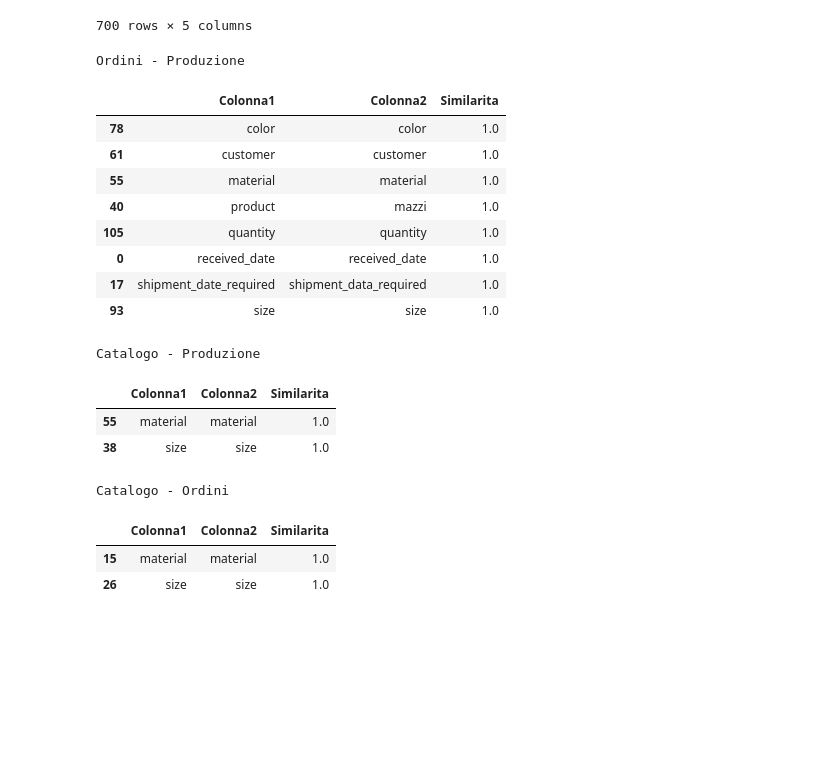
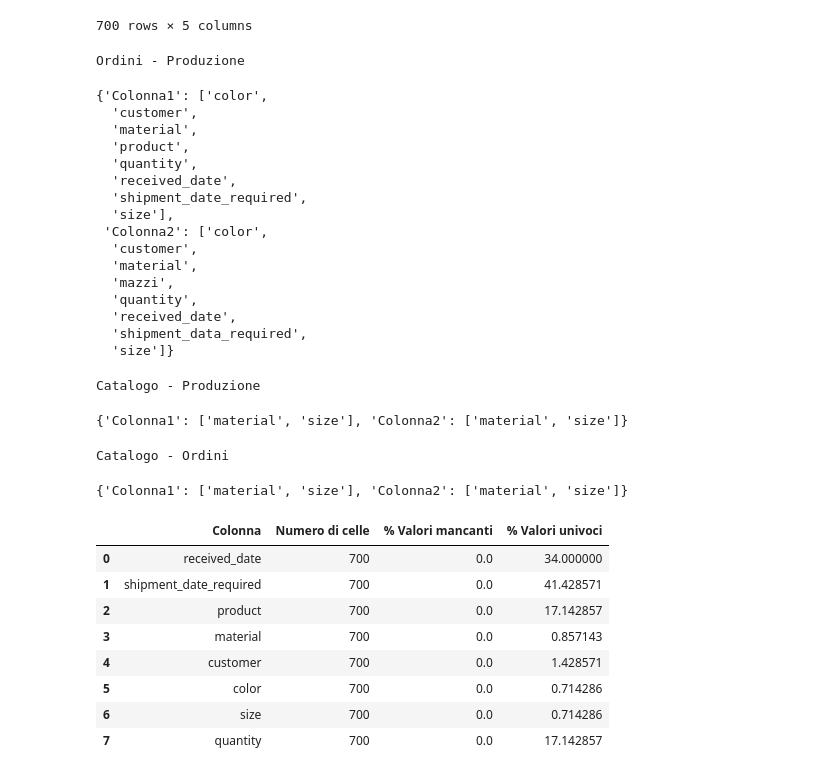
Before and after one commit to paolpal/DataHarmonizer, a Jupyter notebook: DataHarmonizer.ipynb, the cells around one changed output. Cells and saved outputs as stored; diff of their text form; code cells hidden in the pictures; blank space fills up the shorter version.

Commit message:
modificato modulo report: aggiunto report tabulare

```diff
--- a/DataHarmonizer.ipynb
+++ b/DataHarmonizer.ipynb
@@ -218,33 +217,54 @@ def similarity(A, B):
     idx =  groupped['Similarita'].idxmax()
     max_scores = similarity_results.loc[idx]
 
+    max_scores = max_scores[max_scores['Similarita']>0.8]
+    max_scores = max_scores[['Colonna1', 'Colonna2']]
+    max_scores = max_scores.to_dict()
+    max_scores = {key: list(value.values()) for key, value in max_scores.items()}
     return max_scores
 
 sim = similarity(Ordini, Produzione)
 print("Ordini - Produzione")
-display(sim[sim['Similarita']>0.8])
+display(sim)
 sim = similarity(Produzione, Catalogo)
 print("Catalogo - Produzione")
-display(sim[sim['Similarita']>0.8])
+display(sim)
 sim = similarity(Ordini, Catalogo)
 print("Catalogo - Ordini")
-display(sim[sim['Similarita']>0.8])
+display(sim)
 # %% [output]
 Ordini - Produzione
-|  | Colonna1 | Colonna2 | Similarita |
-| 78 | color | color | 1.0 |
-| 61 | customer | customer | 1.0 |
-| 55 | material | material | 1.0 |
-| 40 | product | mazzi | 1.0 |
-| 105 | quantity | quantity | 1.0 |
-| 0 | received_date | received_date | 1.0 |
-| 17 | shipment_date_required | shipment_data_required | 1.0 |
-| 93 | size | size | 1.0 |
-Catalogo - Produzione
+{'Colonna1': ['color',
+  'customer',
+  'material',
+  'product',
+  'quantity',
+  'received_date',
+  'shipment_date_required',
+  'size'],
+ 'Colonna2': ['color',
+  'customer',
+  'material',
+  'mazzi',
+  'quantity',
+  'received_date',
+  'shipment_data_required',
+  'size']}
-|  | Colonna1 | Colonna2 | Similarita |
-| 55 | material | material | 1.0 |
-| 38 | size | size | 1.0 |
-Catalogo - Ordini
+Catalogo - Produzione
-|  | Colonna1 | Colonna2 | Similarita |
-| 15 | material | material | 1.0 |
-| 26 | size | size | 1.0 |
+{'Colonna1': ['material', 'size'], 'Colonna2': ['material', 'size']}
+Catalogo - Ordini
+{'Colonna1': ['material', 'size'], 'Colonna2': ['material', 'size']}
+# %%
+from report_generator import tabular_report
+
+tabular_report(Ordini)
+# %% [output]
+|  | Colonna | Numero di celle | % Valori mancanti | % Valori univoci |
+| 0 | received_date | 700 | 0.0 | 34.000000 |
+| 1 | shipment_date_required | 700 | 0.0 | 41.428571 |
+| 2 | product | 700 | 0.0 | 17.142857 |
+| 3 | material | 700 | 0.0 | 0.857143 |
+| 4 | customer | 700 | 0.0 | 1.428571 |
+| 5 | color | 700 | 0.0 | 0.714286 |
+| 6 | size | 700 | 0.0 | 0.714286 |
+| 7 | quantity | 700 | 0.0 | 17.142857 |
```
Also changed, not shown: parts of 1 cell of this notebook, 6 other files.
